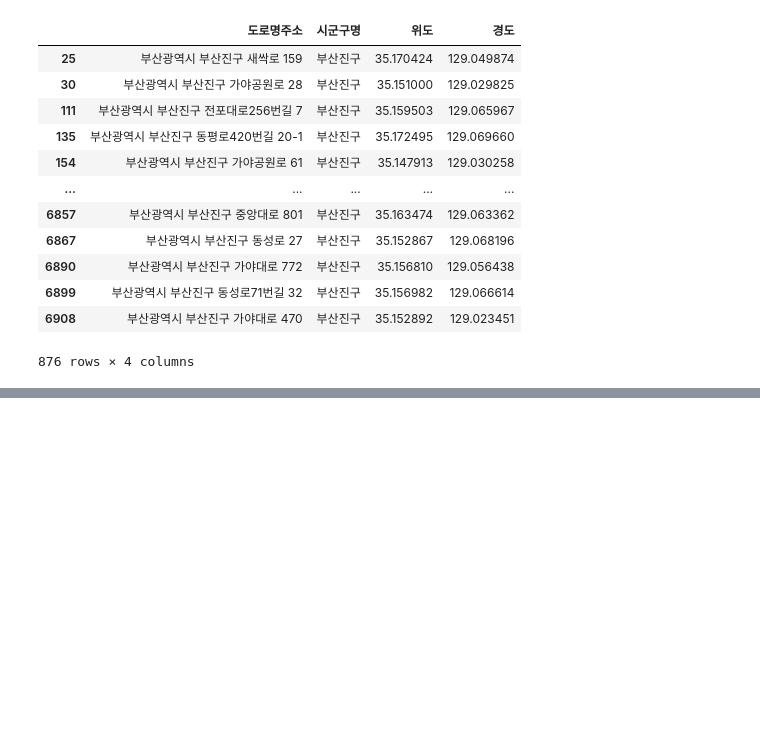
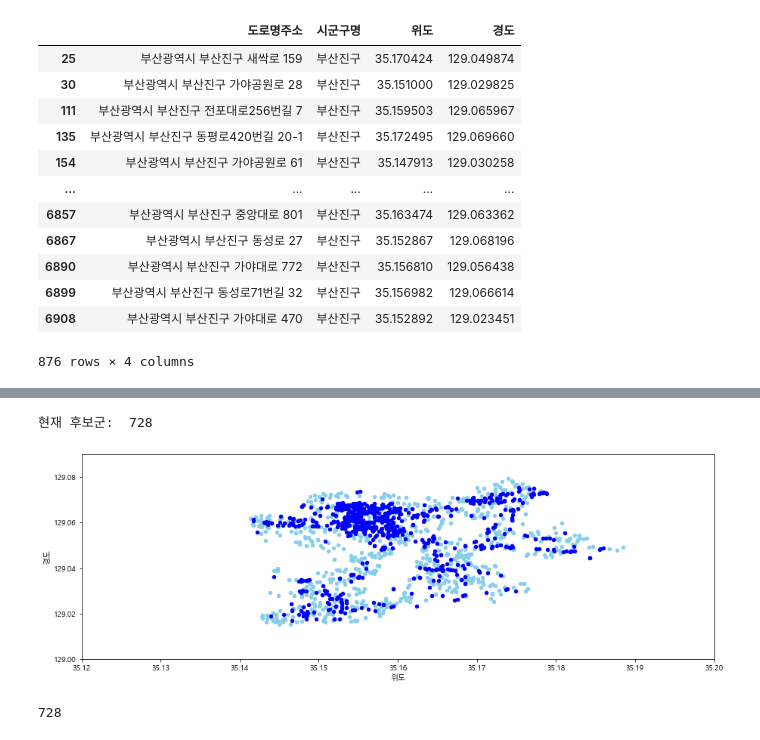
Before and after one commit to leesominn/ProjectEDA, a Jupyter notebook: commercial_Area/candidate_Jingu.ipynb, the cells around one changed output, grey strips where cells are left out. Drawn from its saved outputs; the diff is of its cells as text; code cells hidden in the pictures; blank space fills up the shorter version.

```diff
--- a/commercial_Area/candidate_Jingu.ipynb
+++ b/commercial_Area/candidate_Jingu.ipynb
@@ -125,0 +178,12 @@ cafe[['위도', '경도']].plot.scatter(x='위도', y='경도', ax=ax, color='bl
+# %%
+#카페와의 최소 거리 계산
+distance_cafe = []
+
+for address,lat,lon in zip(candidates_far['도로명주소'], candidates_far['위도'],candidates_far['경도']):
+    minimum = 1000000
+    candidate = (lat, lon)
+    for cafe_lat,cafe_lon in zip(cafe['위도'],cafe['경도']):
+        cafe_15 = (cafe_lat, cafe_lon)
+        if haversine(candidate, cafe_15)*1000 < minimum:
+            minimum = haversine(candidate, cafe_15)*1000
+    distance_cafe.append(minimum)
@@ -125,0 +196,18 @@ cafe[['위도', '경도']].plot.scatter(x='위도', y='경도', ax=ax, color='bl
+# %%
+# 15분보다 멀리 있는 후보군은 제외.
+candidates_far['distance_cafe'] = distance_cafe
+candidates_far=candidates_far[candidates_far['distance_cafe']<=(5*60*walk)]
+# %%
+fig, ax = plt.subplots(figsize=(15,5))
+plt.xlim(35.12, 35.20)
+plt.ylim(129.00, 129.09)
+candidates_far.plot.scatter(x='위도',y='경도',ax=ax,color='skyblue')
+cafe.plot.scatter(x='위도',y='경도',ax=ax,color='blue')
+print("현재 후보군: ",len(candidates_far))
+# %% [output]
+현재 후보군:  728
+[figure, added]
+# %%
+len(candidates_far)
+# %% [output]
+728
```
Also changed, not shown: parts of 8 cells of this notebook.
